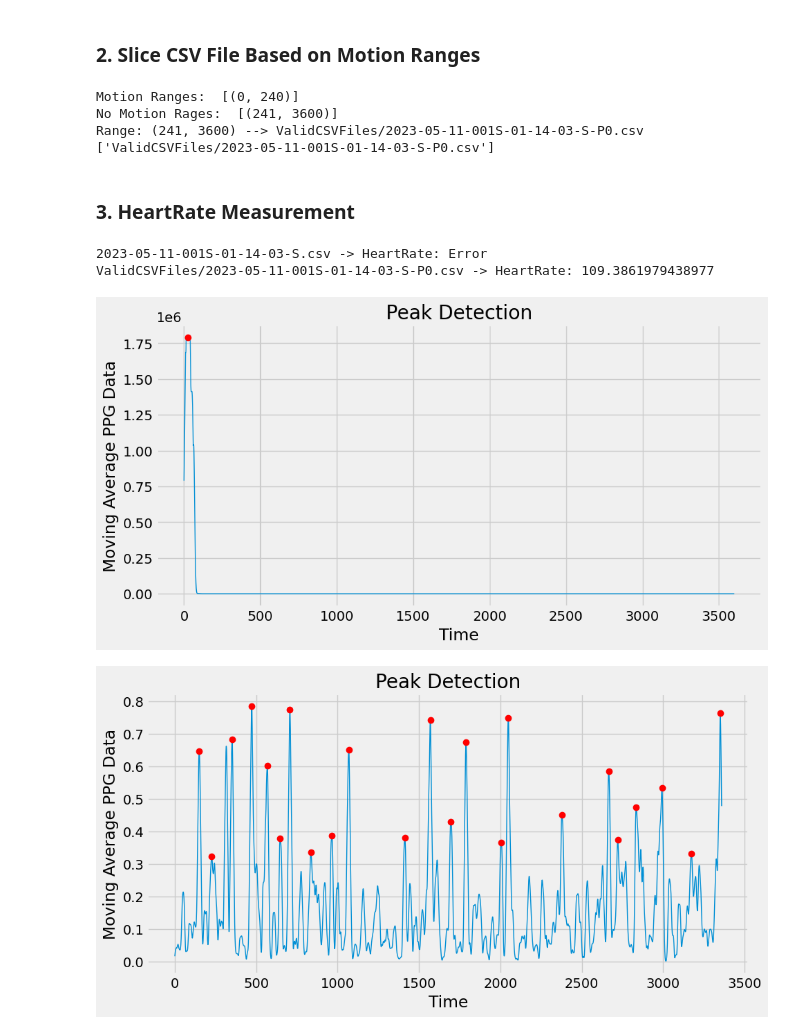
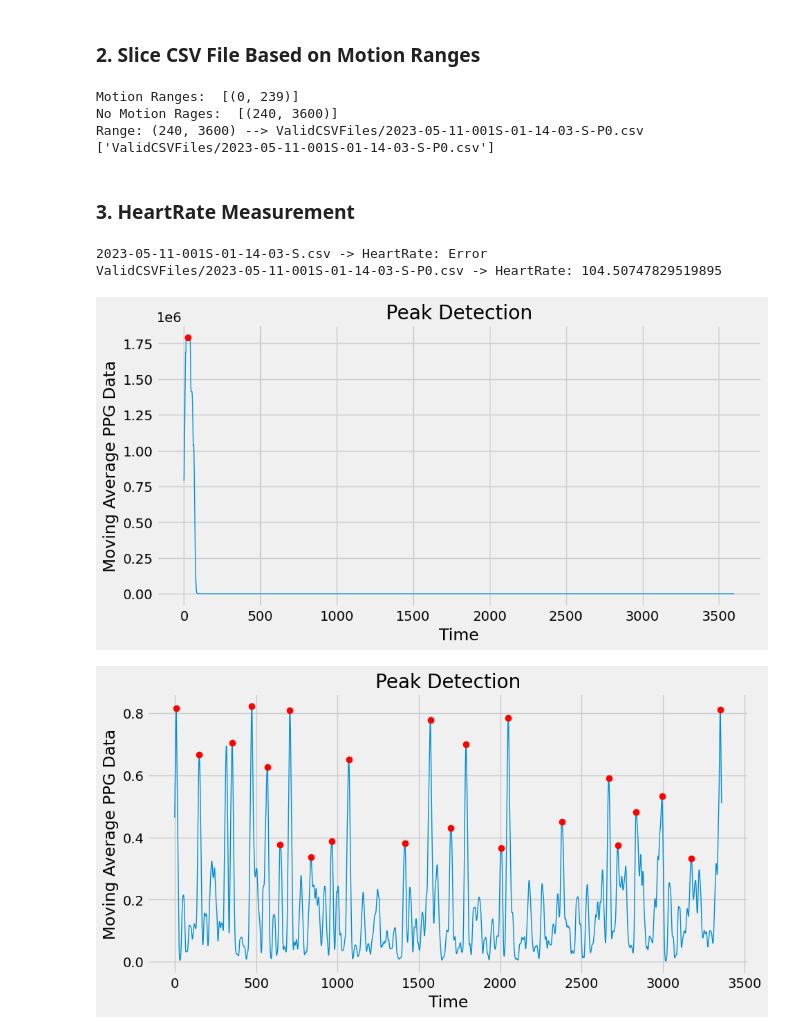
Before and after one commit to vyasdeep668/VitalTracer, a Jupyter notebook: 3_HR_Detection_Algorithm/VTDataAnalysis(new signals)/2023-05-11-001S-01-14-03-S/PPGDataAnalysis(2023-05-11-001S-01-14-03-S).ipynb, the cells around one changed output. Drawn from its saved outputs; the diff is of its cells as text; code cells hidden in the pictures.

```diff
--- a/3_HR_Detection_Algorithm/VTDataAnalysis(new signals)/2023-05-11-001S-01-14-03-S/PPGDataAnalysis(2023-05-11-001S-01-14-03-S).ipynb
+++ b/3_HR_Detection_Algorithm/VTDataAnalysis(new signals)/2023-05-11-001S-01-14-03-S/PPGDataAnalysis(2023-05-11-001S-01-14-03-S).ipynb
@@ -111,7 +111,7 @@ def detectMotion(ppg_data_csv_file_path):
     # 1. A_x (X Axis Computation)
     A_x_mean = np.mean(A_x)
     A_x_std = np.std(A_x)
-    A_x_threshold = A_x_mean + 4 * A_x_std  # set the threshold as 3 times the standard deviation above the mean
+    A_x_threshold = A_x_mean + 4.5 * A_x_std  # set the threshold as 3 times the standard deviation above the mean
     print("A_x_mean:", A_x_mean)
     print("A_x_std:", A_x_std)
     print("A_x_threshold:", A_x_threshold)
@@ -119,7 +119,7 @@ def detectMotion(ppg_data_csv_file_path):
     # 2. A_y (Y Axis Computation)
     A_y_mean = np.mean(A_y)
     A_y_std = np.std(A_y)
-    A_y_threshold = A_y_mean + 4 * A_y_std  # set the threshold as 3 times the standard deviation above the mean
+    A_y_threshold = A_y_mean + 4.5 * A_y_std  # set the threshold as 3 times the standard deviation above the mean
     print("A_y_mean:", A_y_mean)
     print("A_y_std:", A_y_std)
     print("A_y_threshold:", A_y_threshold)
@@ -128,7 +128,7 @@ def detectMotion(ppg_data_csv_file_path):
     # 3. A_z (Z Axis Computation)
     A_z_mean = np.mean(A_z)
     A_z_std = np.std(A_z)
-    A_z_threshold = A_z_mean + 4 * A_z_std  # set the threshold as 3 times the standard deviation above the mean
+    A_z_threshold = A_z_mean + 4.5 * A_z_std  # set the threshold as 3 times the standard deviation above the mean
     print("A_z_mean:", A_z_mean)
     print("A_z_std:", A_z_std)
     print("A_z_threshold:", A_z_threshold)
@@ -376,9 +376,9 @@ def generateValidPPGDataCSVFiles(ppg_data_csv_file_path, motionRanges):
 valid_csv_files = generateValidPPGDataCSVFiles(CSV_FILE_PATH, motionRanges)
 print(valid_csv_files)
 # %% [output]
-Motion Ranges:  [(0, 240)]
-No Motion Rages:  [(241, 3600)]
-Range: (241, 3600) --> ValidCSVFiles/2023-05-11-001S-01-14-03-S-P0.csv
+Motion Ranges:  [(0, 239)]
+No Motion Rages:  [(240, 3600)]
+Range: (240, 3600) --> ValidCSVFiles/2023-05-11-001S-01-14-03-S-P0.csv
 ['ValidCSVFiles/2023-05-11-001S-01-14-03-S-P0.csv']
 # %% [markdown]
 ### 3. HeartRate Measurement
@@ -528,33 +528,33 @@ def measureHeartRate(ppg_data_csv_file_path, plot_save = False, no_skip_rows=0):
 
     TOTAL_PEAKS_DETECTED = len(ppg_peaks_refined)
     # print("TOTAL_PEAKS_DETECTED = ", TOTAL_PEAKS_DETECTED)
 
-    if (TOTAL_PEAKS_DETECTED < MIN_NO_OF_PEAKS_THRESHOLD) or (TOTAL_PEAKS_DETECTED > MAX_NO_OF_PEAKS_THRESHOLD)  or (max_samples < 400):
+    if (TOTAL_PEAKS_DETECTED < MIN_NO_OF_PEAKS_THRESHOLD) or (TOTAL_PEAKS_DETECTED > MAX_NO_OF_PEAKS_THRESHOLD)  or (max_samples < 500):
         return "Error"
         # print("Heart rate for file sample_ppg.csv: Error")
     else:
         # Compute the inter-beat interval (IBI) and heart rate (HR) from the peak locations
         ibi = np.diff(ppg_peaks_refined) / fs  # IBI in seconds
         hr = 60 / ibi  # HR in bpm
 
         mean_hr = np.mean(hr)
         # Output the heart rate measurement
         return mean_hr
         # print("Heart rate for file sample_ppg.csv:", np.mean(hr), "bpm")
 
 #Measure Heart Rate For Raw CSV File.
 hr = measureHeartRate(CSV_FILE_PATH, plot_save = True, no_skip_rows=15)
 print(f"{CSV_FILE_PATH} -> HeartRate: {hr}")
 # Measaure Heart Rate For All Valid CSV Files
 for valid_csv_file in valid_csv_files:
     try:
         hr = measureHeartRate(valid_csv_file, plot_save=True)
     except:
         hr = "Error"
     print(f"{valid_csv_file} -> HeartRate: {hr}")
 # print("HeartRate: ", measureHeartRate('2023-05-10-001S-22-05-32-S.csv'))
 # %% [output]
 2023-05-11-001S-01-14-03-S.csv -> HeartRate: Error
-ValidCSVFiles/2023-05-11-001S-01-14-03-S-P0.csv -> HeartRate: 109.3861979438977
+ValidCSVFiles/2023-05-11-001S-01-14-03-S-P0.csv -> HeartRate: 104.50747829519895
 [figure]
-[figure, old version]
+[figure, new version]
```
Also changed, not shown: parts of 1 cell of this notebook, 37 other files.
